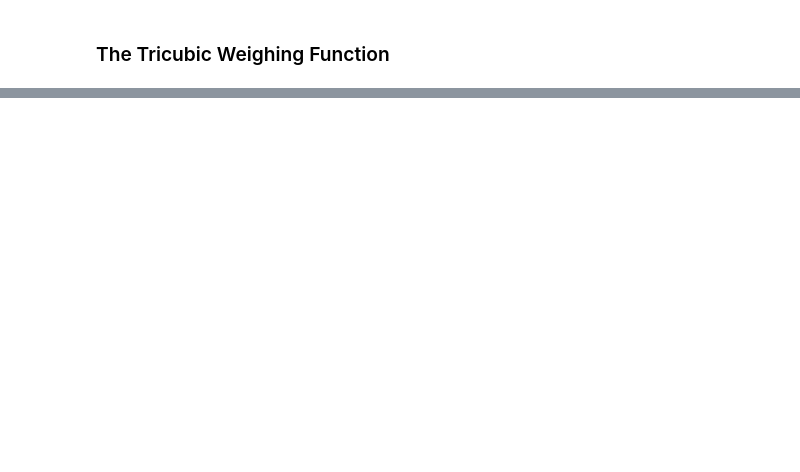
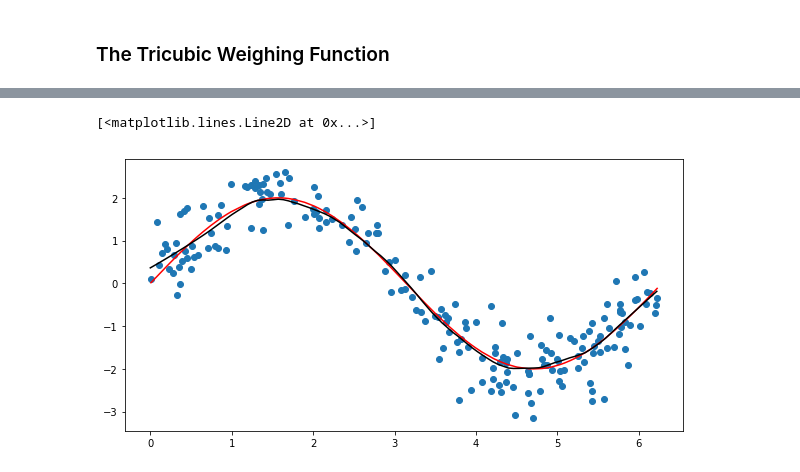
Before and after one commit to joaofig/pyloess, a Jupyter notebook: loess-nist.ipynb, the cells around one changed output, grey strips where cells are left out. Drawn from its saved outputs; the diff is of its cells as text; code cells hidden in the pictures; blank space fills up the shorter version.

```diff
--- a/loess-nist.ipynb
+++ b/loess-nist.ipynb
@@ -112,0 +40,16 @@ y
+# %%
+loess = Loess(x_noise, y_noise)
+# %%
+yy = np.zeros_like(xx)
+# %%
+k = 50
+# %%
+for i in range(len(xx)):
+    yy[i] = loess.estimate(xx[i], window=k)
+# %%
+plt.scatter(x_noise, y_noise)
+plt.plot(x_noise, y_signal, "r")
+plt.plot(xx, yy, "k")
+# %% [output]
+[<matplotlib.lines.Line2D at 0x...>]
+[figure, added]
```
Also changed, not shown: parts of 15 cells of this notebook.
